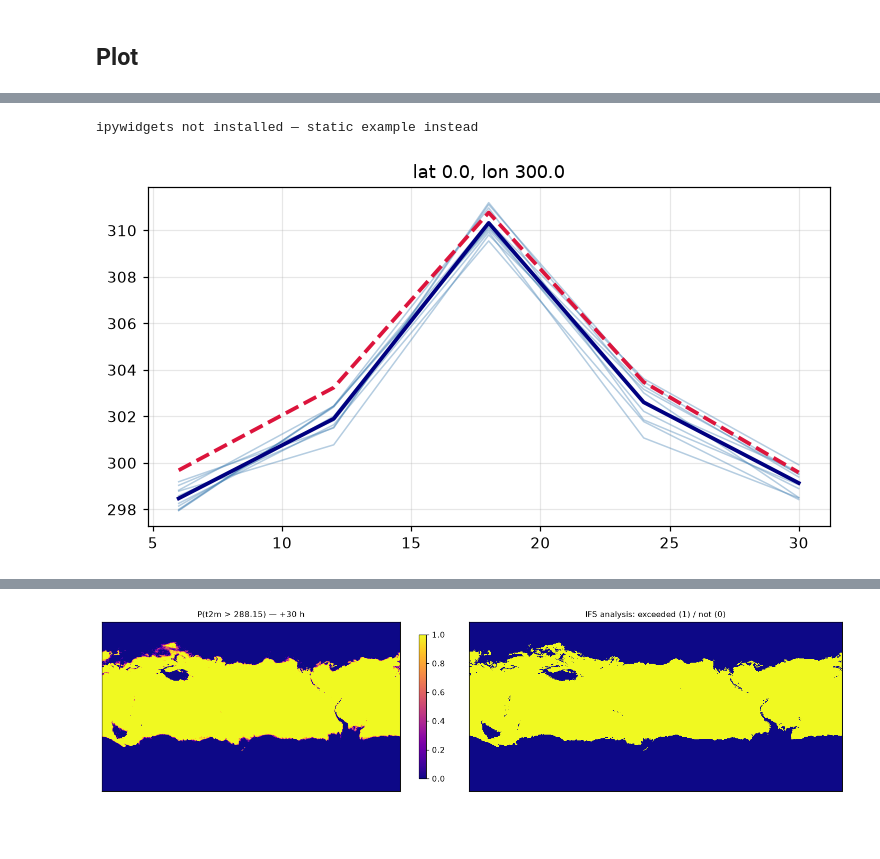
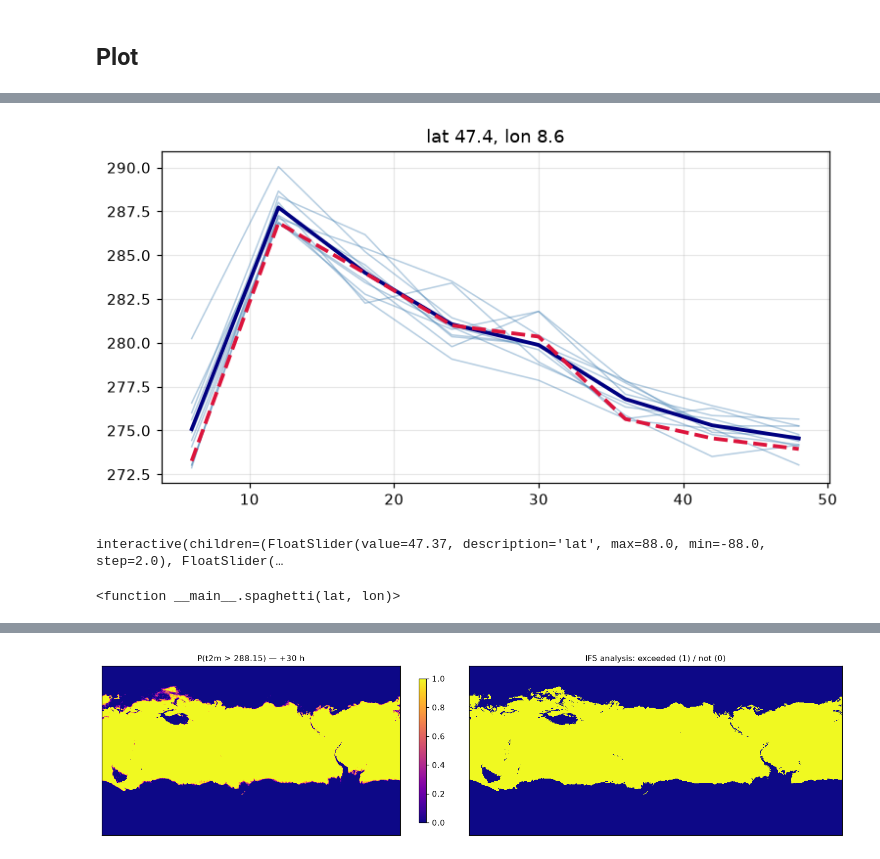
Before and after one commit to EmmaScharfmann/weather-benchmark, a Jupyter notebook: ensemble_explorer.ipynb, the cells around one changed output, grey strips where cells are left out. Drawn from its saved outputs; the diff is of its cells as text; code cells hidden in the pictures; blank space fills up the shorter version.

```diff
--- a/ensemble_explorer.ipynb
+++ b/ensemble_explorer.ipynb
@@ -179,24 +193,22 @@ ax.set_xlabel("Lead time [h]"); ax.grid(alpha=0.3); ax.legend(); plt.show()
 # %%
+#! uv pip install ipywidgets
 def spaghetti(lat, lon):
     f, t = at_point(fc, lat, lon), at_point(truth, lat, lon)
     fig, ax = plt.subplots(figsize=(8, 4))
     for m in range(f.sizes[ENS]):
         ax.plot(lead_h, f.isel({ENS: m}).values, color="steelblue", alpha=0.4, lw=1)
     ax.plot(lead_h, f.mean(dim=ENS).values, "navy", lw=2.5)
     ax.plot(lead_h, t.values, "crimson", ls="--", lw=2.5)
     ax.set_title(f"lat {lat:.1f}, lon {lon:.1f}"); ax.grid(alpha=0.3); plt.show()
 
-try:
-    from ipywidgets import interact, FloatSlider
-    interact(spaghetti,
+from ipywidgets import interact, FloatSlider
+interact(spaghetti,
              lat=FloatSlider(value=SITE_LAT, min=-88, max=88, step=2),
              lon=FloatSlider(value=SITE_LON, min=0, max=358, step=2))
-except ImportError:
-    print("ipywidgets not installed — static example instead")
-    spaghetti(0.0, 300.0)
 # %% [output]
+[figure, new version]
-ipywidgets not installed — static example instead
+interactive(children=(FloatSlider(value=47.37, description='lat', max=88.0, min=-88.0, step=2.0), FloatSlider(…
-[figure, old version]
+<function __main__.spaghetti(lat, lon)>
 # %%
 STEP = -1   # which lead time; -1 = last
 
```
Also changed, not shown: parts of 9 cells of this notebook, 10 other files.
